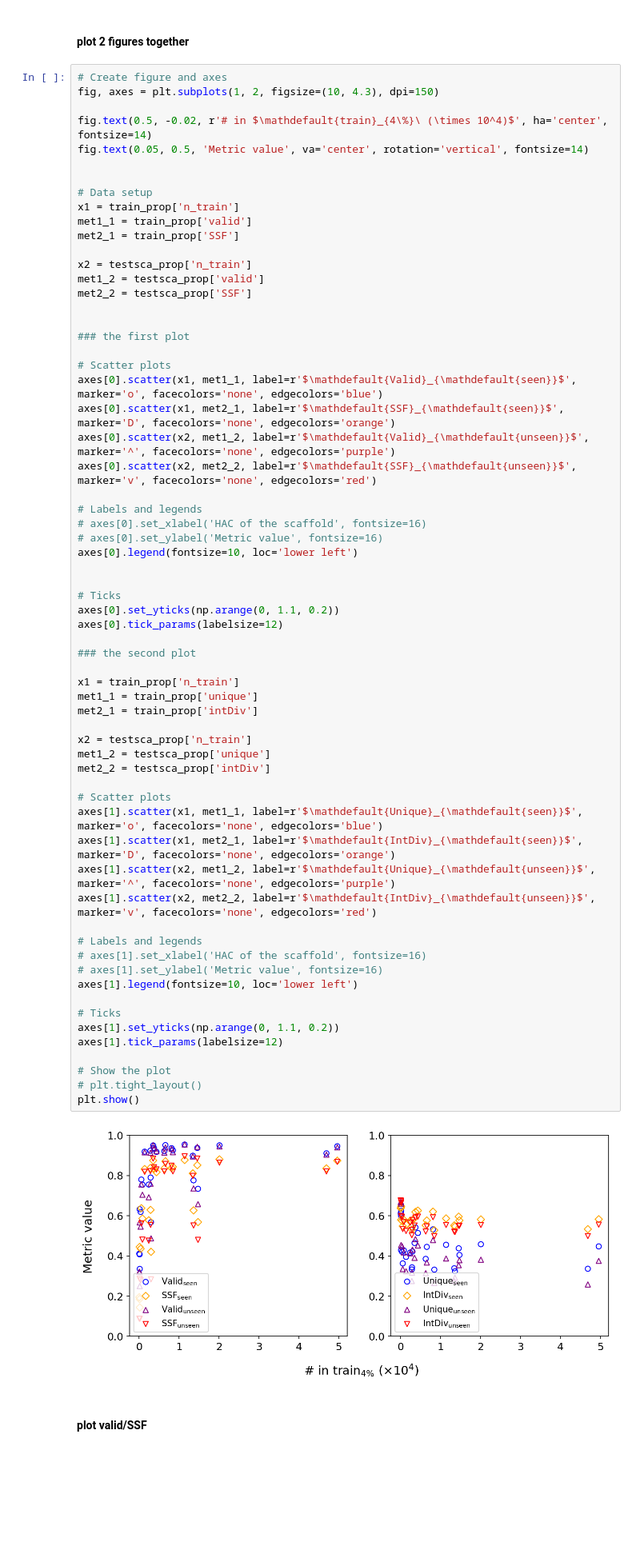
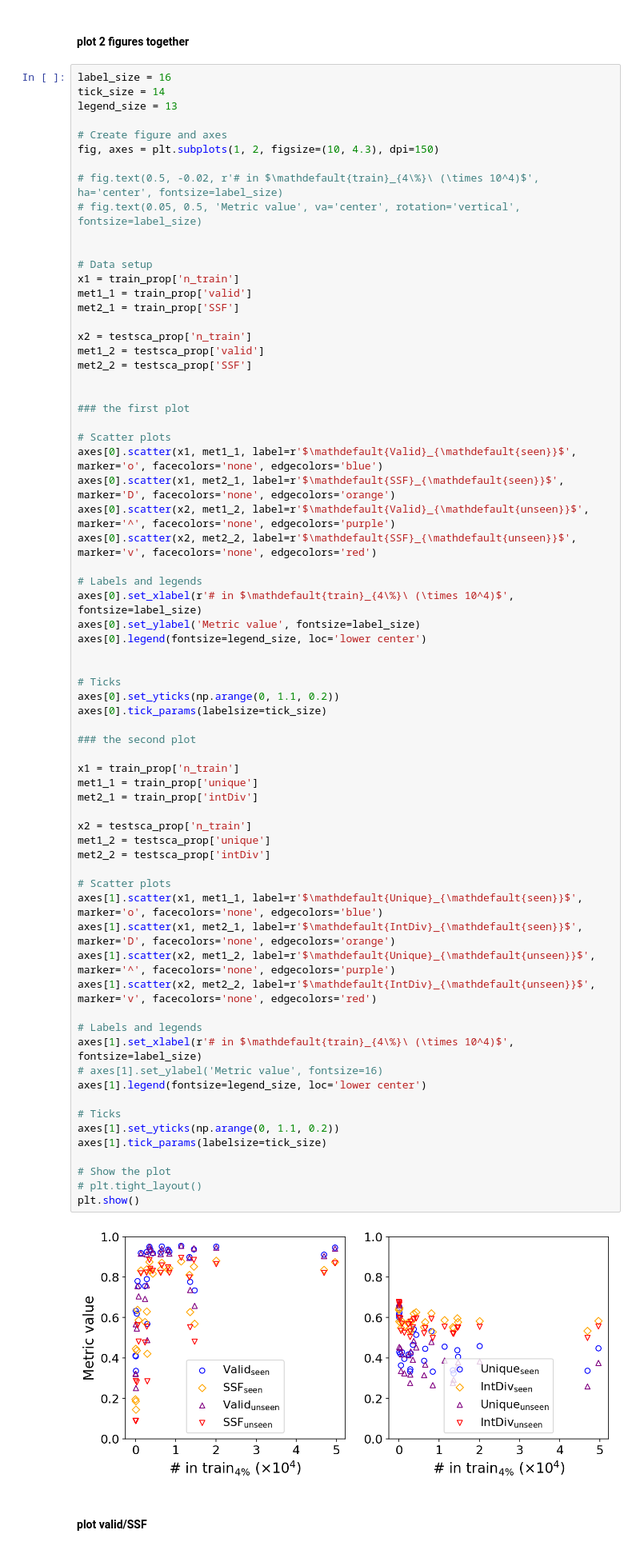
Before and after one commit to chaoting-sun/GCT-Plus, a Jupyter notebook: Plot/psca_sampling.ipynb, the cells around one changed output. Shown at 80% size. Cells and saved outputs as stored; diff of their text form; blank space fills up the shorter version.

```diff
--- a/Plot/psca_sampling.ipynb
+++ b/Plot/psca_sampling.ipynb
@@ -492,11 +541,15 @@ testsca_prop['n_train'] = n_train
 # %% [markdown]
 #### plot 2 figures together
 # %%
+label_size = 16
+tick_size = 14
+legend_size = 13
+
 # Create figure and axes
 fig, axes = plt.subplots(1, 2, figsize=(10, 4.3), dpi=150)
 
-fig.text(0.5, -0.02, r'# in $\mathdefault{train}_{4\%}\ (\times 10^4)$', ha='center', fontsize=14)
-fig.text(0.05, 0.5, 'Metric value', va='center', rotation='vertical', fontsize=14)
+# fig.text(0.5, -0.02, r'# in $\mathdefault{train}_{4\%}\ (\times 10^4)$', ha='center', fontsize=label_size)
+# fig.text(0.05, 0.5, 'Metric value', va='center', rotation='vertical', fontsize=label_size)
 
 
 # Data setup
@@ -518,45 +571,45 @@ axes[0].scatter(x2, met1_2, label=r'$\mathdefault{Valid}_{\mathdefault{unseen}}$
 axes[0].scatter(x2, met2_2, label=r'$\mathdefault{SSF}_{\mathdefault{unseen}}$', marker='v', facecolors='none', edgecolors='red')
 
 # Labels and legends
-# axes[0].set_xlabel('HAC of the scaffold', fontsize=16)
-# axes[0].set_ylabel('Metric value', fontsize=16)
-axes[0].legend(fontsize=10, loc='lower left')
+axes[0].set_xlabel(r'# in $\mathdefault{train}_{4\%}\ (\times 10^4)$', fontsize=label_size)
+axes[0].set_ylabel('Metric value', fontsize=label_size)
+axes[0].legend(fontsize=legend_size, loc='lower center')
 
 
 # Ticks
 axes[0].set_yticks(np.arange(0, 1.1, 0.2))
-axes[0].tick_params(labelsize=12)
+axes[0].tick_params(labelsize=tick_size)
 
 ### the second plot
 
 x1 = train_prop['n_train']
 met1_1 = train_prop['unique']
 met2_1 = train_prop['intDiv']
 
 x2 = testsca_prop['n_train']
 met1_2 = testsca_prop['unique']
 met2_2 = testsca_prop['intDiv']
 
 # Scatter plots
 axes[1].scatter(x1, met1_1, label=r'$\mathdefault{Unique}_{\mathdefault{seen}}$', marker='o', facecolors='none', edgecolors='blue')
 axes[1].scatter(x1, met2_1, label=r'$\mathdefault{IntDiv}_{\mathdefault{seen}}$', marker='D', facecolors='none', edgecolors='orange')
 axes[1].scatter(x2, met1_2, label=r'$\mathdefault{Unique}_{\mathdefault{unseen}}$', marker='^', facecolors='none', edgecolors='purple')
 axes[1].scatter(x2, met2_2, label=r'$\mathdefault{IntDiv}_{\mathdefault{unseen}}$', marker='v', facecolors='none', edgecolors='red')
 
 # Labels and legends
-# axes[1].set_xlabel('HAC of the scaffold', fontsize=16)
+axes[1].set_xlabel(r'# in $\mathdefault{train}_{4\%}\ (\times 10^4)$', fontsize=label_size)
 # axes[1].set_ylabel('Metric value', fontsize=16)
-axes[1].legend(fontsize=10, loc='lower left')
+axes[1].legend(fontsize=legend_size, loc='lower center')
 
 # Ticks
 axes[1].set_yticks(np.arange(0, 1.1, 0.2))
-axes[1].tick_params(labelsize=12)
+axes[1].tick_params(labelsize=tick_size)
 
 # Show the plot
 # plt.tight_layout()
 plt.show()
 # %% [output]
-[figure, old version]
+[figure, new version]
 # %% [markdown]
 #### plot valid/SSF
 # %%
```
Also changed, not shown: parts of 27 cells of this notebook, 25 other files.
